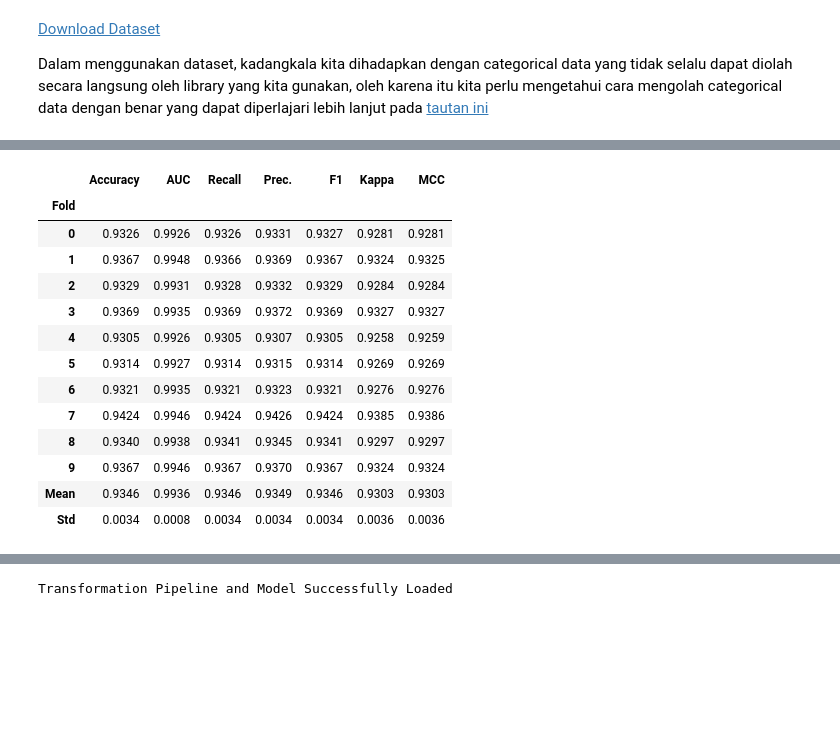
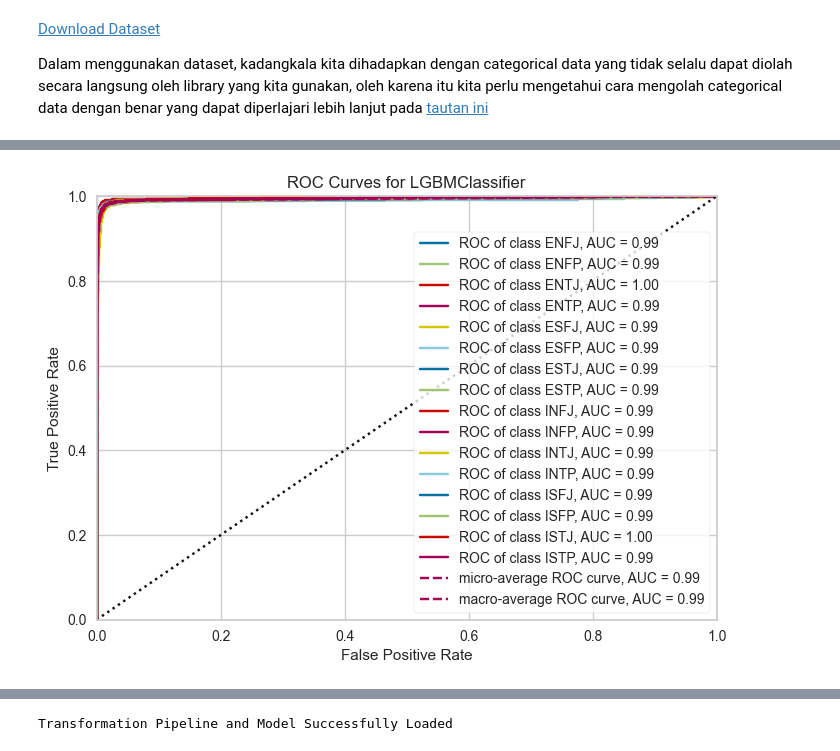
Before and after one commit to MIP01/Pycaret-ML, a Jupyter notebook: Basic_AI_Modelling.ipynb, the cells around one changed output, grey strips where cells are left out. Drawn from its saved outputs; the diff is of its cells as text; code cells hidden in the pictures; blank space fills up the shorter version.

```diff
--- a/Basic_AI_Modelling.ipynb
+++ b/Basic_AI_Modelling.ipynb
@@ -109,18 +147,5 @@ evaluate_model(rf)
-# %%
-bestrf = tune_model(numeric) #melakukan hyper parameter tuning
-# %% [output]
-|  | Accuracy | AUC | Recall | Prec. | F1 | Kappa | MCC |
-| Fold |  |  |  |  |  |  |  |
-| 0 | 0.9326 | 0.9926 | 0.9326 | 0.9331 | 0.9327 | 0.9281 | 0.9281 |
-| 1 | 0.9367 | 0.9948 | 0.9366 | 0.9369 | 0.9367 | 0.9324 | 0.9325 |
-| 2 | 0.9329 | 0.9931 | 0.9328 | 0.9332 | 0.9329 | 0.9284 | 0.9284 |
-| 3 | 0.9369 | 0.9935 | 0.9369 | 0.9372 | 0.9369 | 0.9327 | 0.9327 |
-| 4 | 0.9305 | 0.9926 | 0.9305 | 0.9307 | 0.9305 | 0.9258 | 0.9259 |
-| 5 | 0.9314 | 0.9927 | 0.9314 | 0.9315 | 0.9314 | 0.9269 | 0.9269 |
-| 6 | 0.9321 | 0.9935 | 0.9321 | 0.9323 | 0.9321 | 0.9276 | 0.9276 |
-| 7 | 0.9424 | 0.9946 | 0.9424 | 0.9426 | 0.9424 | 0.9385 | 0.9386 |
-| 8 | 0.9340 | 0.9938 | 0.9341 | 0.9345 | 0.9341 | 0.9297 | 0.9297 |
-| 9 | 0.9367 | 0.9946 | 0.9367 | 0.9370 | 0.9367 | 0.9324 | 0.9324 |
-| Mean | 0.9346 | 0.9936 | 0.9346 | 0.9349 | 0.9346 | 0.9303 | 0.9303 |
-| Std | 0.0034 | 0.0008 | 0.0034 | 0.0034 | 0.0034 | 0.0036 | 0.0036 |
+# %%
+plot_model(rf) #evaluate model
+# %% [output]
+[figure, added]
 # %%
```
Also changed, not shown: parts of 10 cells of this notebook, 2 other files.
